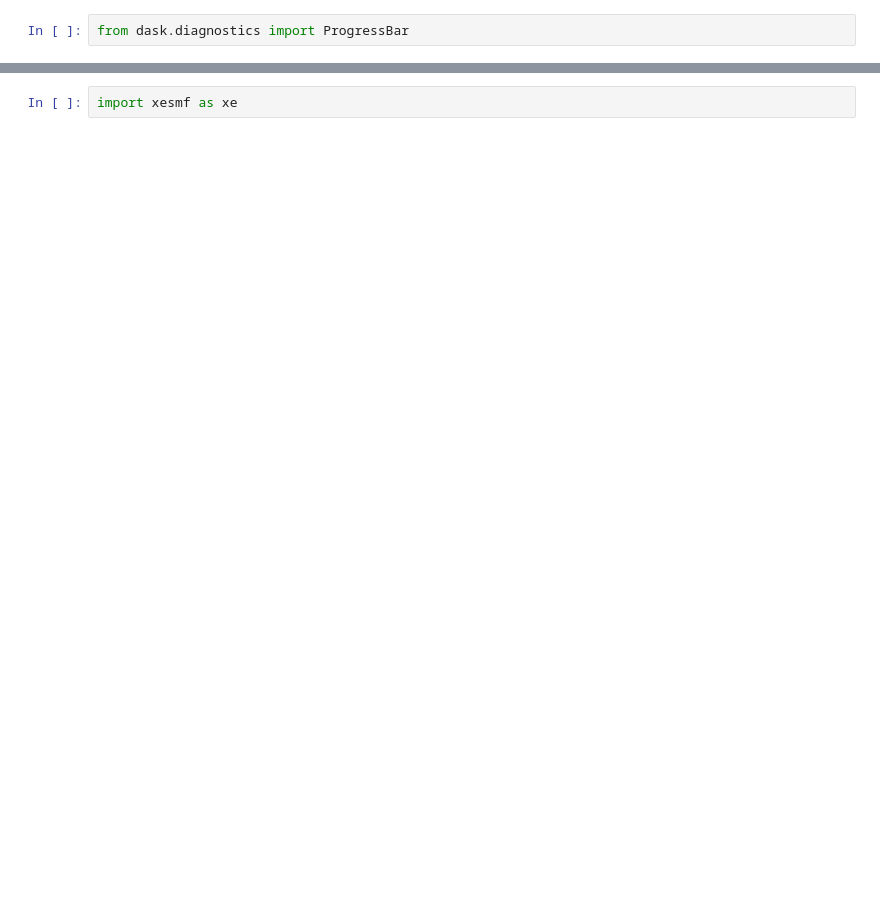
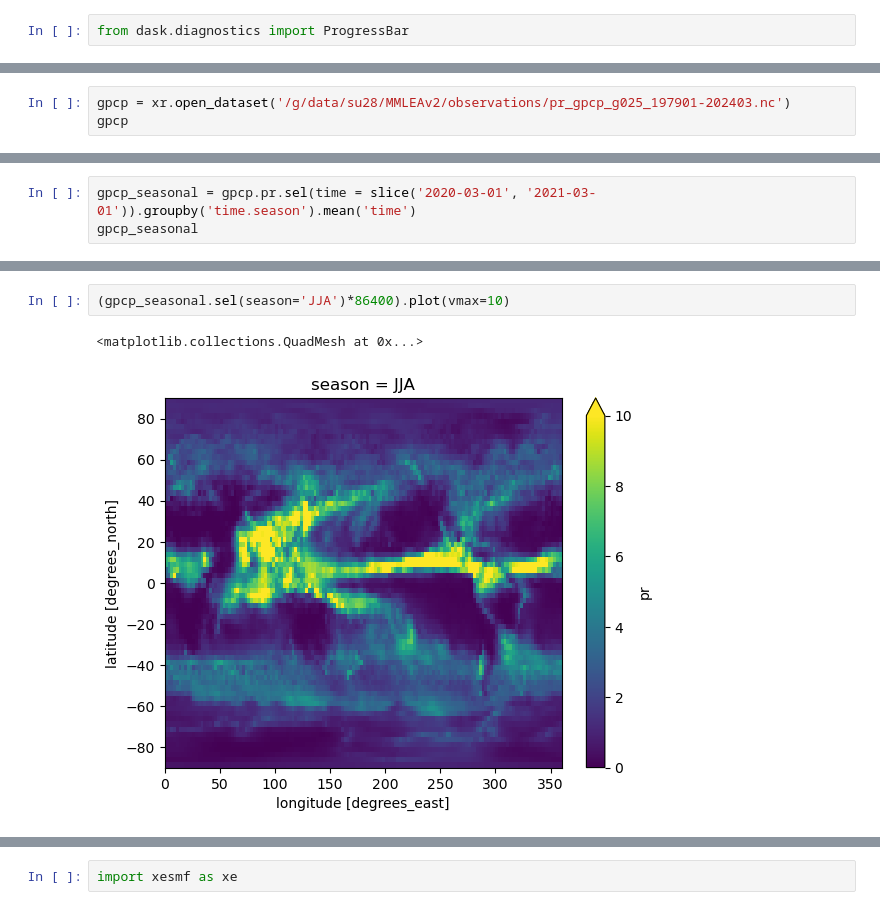
Before and after one commit to 21centuryweather/hk25-AusNode-TConvZones, a Jupyter notebook: notebooks/AS_01_mswep_rainfall_anlaysis.ipynb, the cells around one changed output, grey strips where cells are left out. Drawn from its saved outputs; the diff is of its cells as text; blank space fills up the shorter version.

```diff
--- a/notebooks/AS_01_mswep_rainfall_anlaysis.ipynb
+++ b/notebooks/AS_01_mswep_rainfall_anlaysis.ipynb
@@ -30,0 +42,3 @@ mswep_oct_load.isel(time=0).plot(vmax=10)
+# %%
+gpcp = xr.open_dataset('/g/data/su28/MMLEAv2/observations/pr_gpcp_g025_197901-202403.nc')
+gpcp
@@ -30,0 +63,3 @@ mswep_oct_load.isel(time=0).plot(vmax=10)
+# %%
+gpcp_seasonal = gpcp.pr.sel(time = slice('2020-03-01', '2021-03-01')).groupby('time.season').mean('time')
+gpcp_seasonal
@@ -30,0 +84,5 @@ mswep_oct_load.isel(time=0).plot(vmax=10)
+# %%
+(gpcp_seasonal.sel(season='JJA')*86400).plot(vmax=10)
+# %% [output]
+<matplotlib.collections.QuadMesh at 0x...>
+[figure, added]
```
Also changed, not shown: parts of 28 cells of this notebook, 3 other files.
